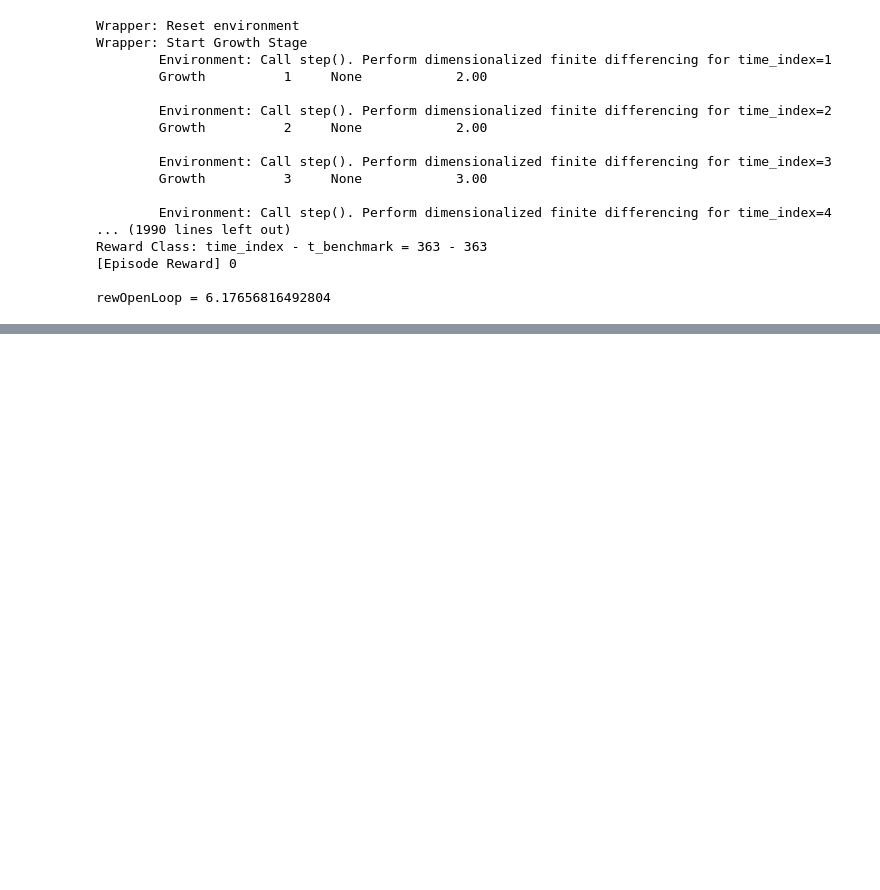
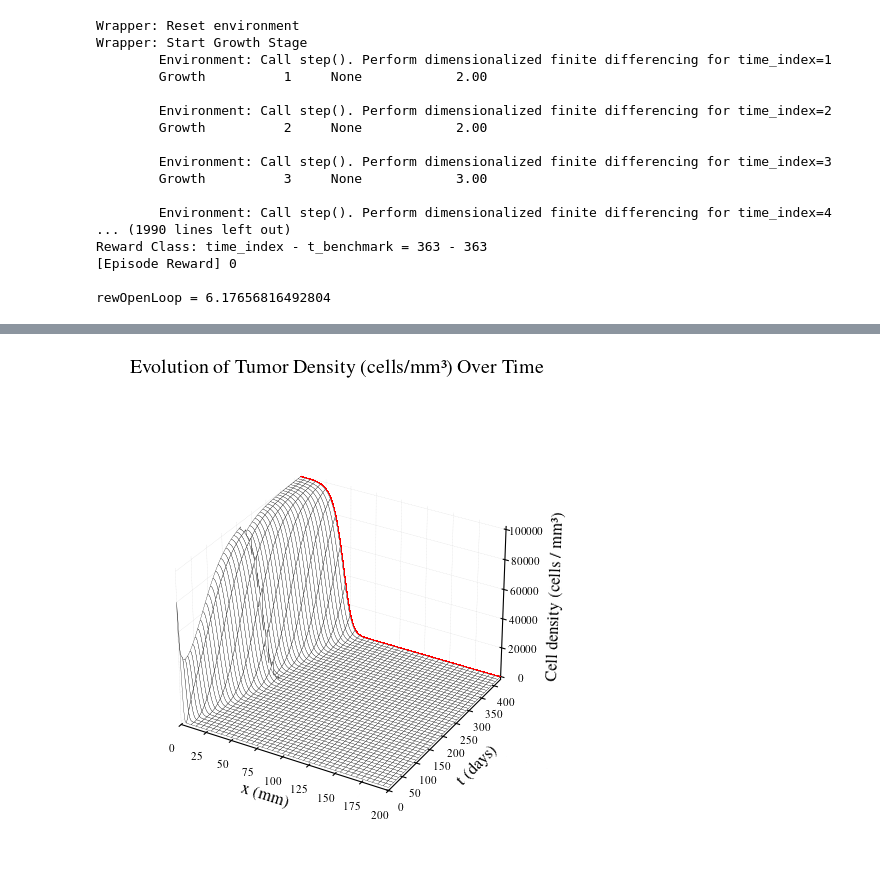
Before and after one commit to lukebhan/PDEControlGym, a Jupyter notebook: examples/BrainTumor1D/BrainTumor1DExample.ipynb, the cells around one changed output, grey strips where cells are left out. Drawn from its saved outputs; the diff is of its cells as text; code cells hidden in the pictures; blank space fills up the shorter version.

```diff
--- a/examples/BrainTumor1D/BrainTumor1DExample.ipynb
+++ b/examples/BrainTumor1D/BrainTumor1DExample.ipynb
@@ -126,0 +283,4 @@ rewOpenLoop = 6.17656816492804
+# %%
+env_rl_base = gym.make("PDEControlGym-BrainTumor1D", **Parameters)
+env_rl_wrapped = TherapyWrapper(env_rl_base)
+env_rl_wrapped.benchmark()
@@ -184,0 +389,4 @@ NameError: name 'envOpenLoop' is not defined
+# %%
+plot3D(env_rl_base)
+# %% [output]
+[figure, added]
```
Also changed, not shown: parts of 16 cells of this notebook, 2 other files.
